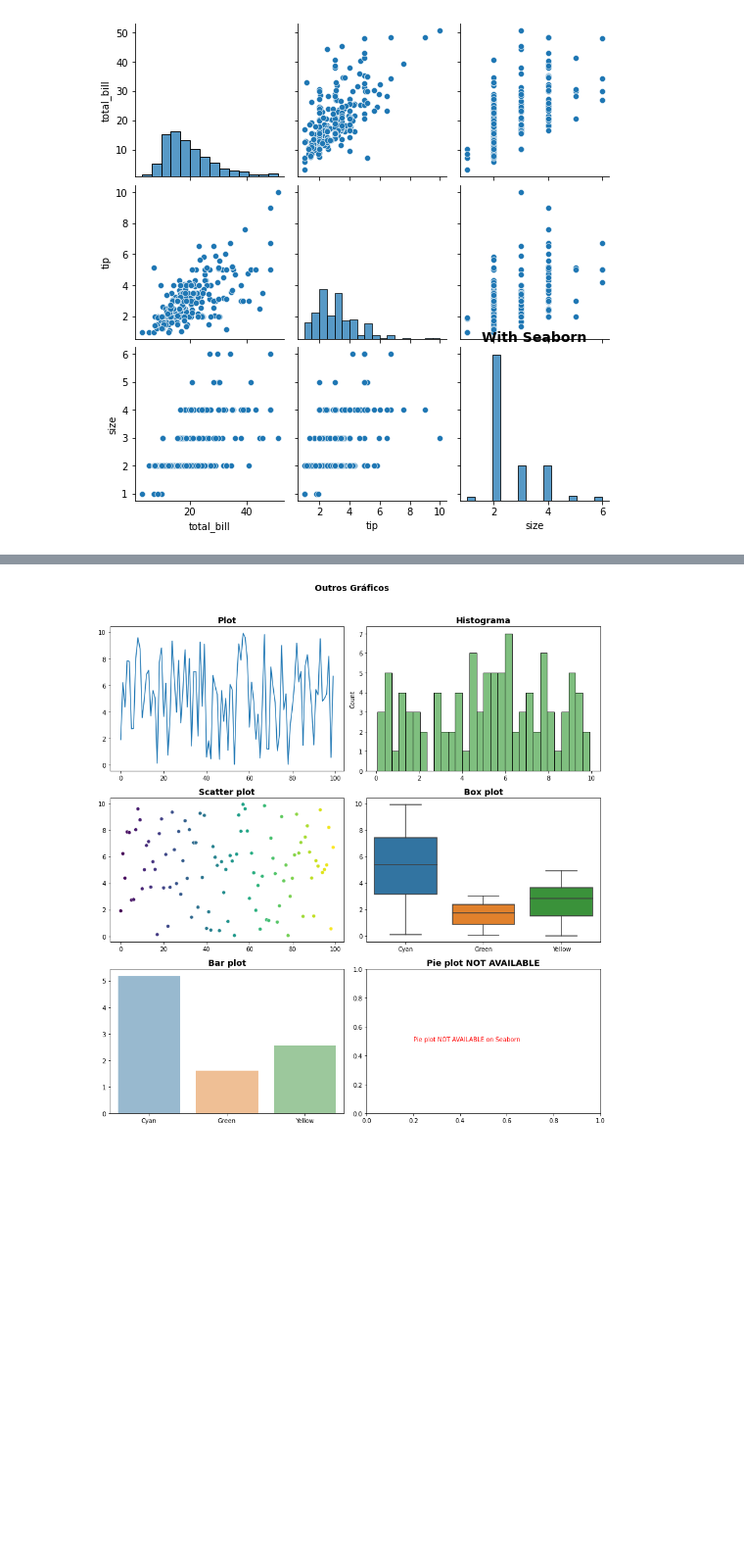
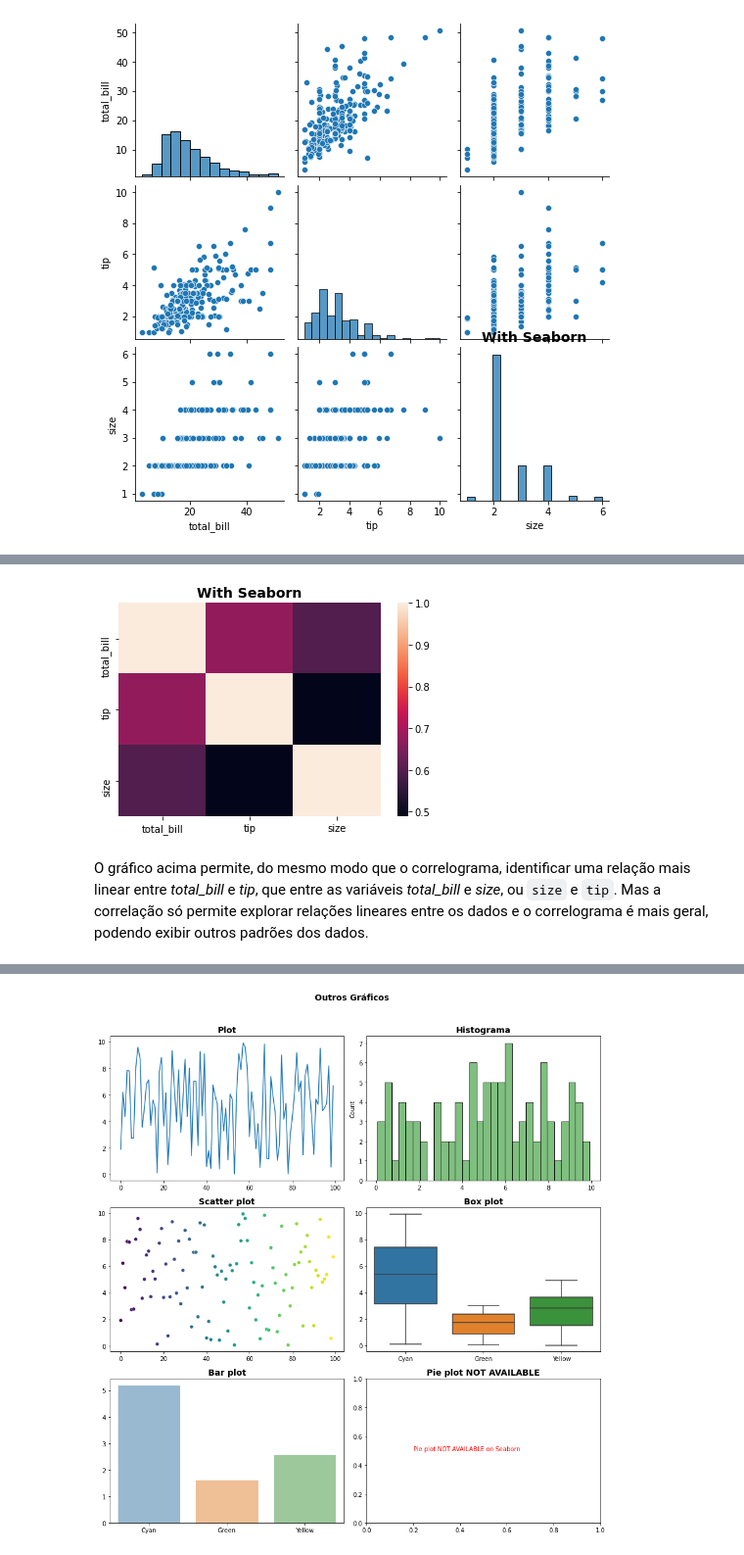
Before and after one commit to Rogerio-mack/Ling-de-Prog-para-Ciencia-de-Dados, a Jupyter notebook: PL_Python_3.ipynb, the cells around one changed output, grey strips where cells are left out. Shown at 98% size. Drawn from its saved outputs; the diff is of its cells as text; code cells hidden in the pictures; blank space fills up the shorter version.

```diff
--- a/PL_Python_3.ipynb
+++ b/PL_Python_3.ipynb
@@ -699,0 +779,9 @@ plt.show()
+# %%
+sns.heatmap(tips[['total_bill','tip','size']].corr())
+plt.title('With Seaborn',fontsize=14,weight='bold')
+
+plt.show()
+# %% [output]
+[figure, added]
+# %% [markdown]
+O gráfico acima permite, do mesmo modo que o correlograma, identificar uma relação mais linear entre *total_bill* e *tip*, que entre as variáveis *total_bill* e *size*, ou `size` e `tip`. Mas a correlação só permite explorar relações lineares entre os dados e o correlograma é mais geral, podendo exibir outros padrões dos dados.
```
Also changed, not shown: parts of 44 cells of this notebook.
